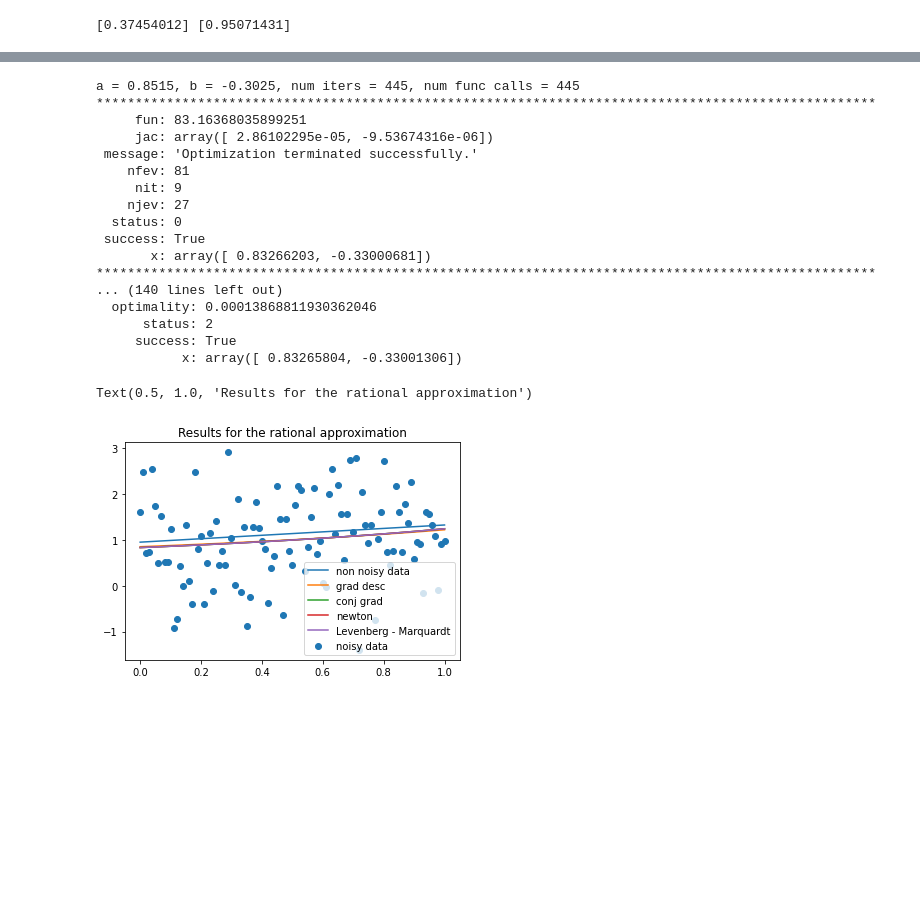
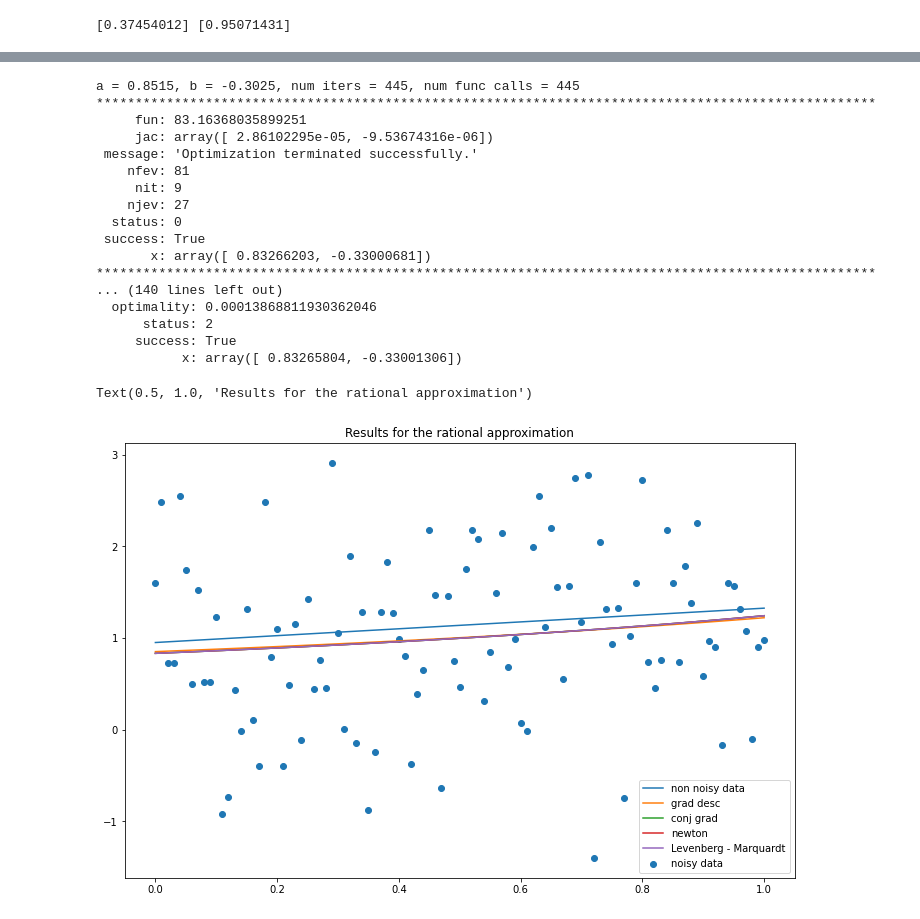
Before and after one commit to morkovka1337/algorithms_itmo, a Jupyter notebook: task3.ipynb, the cells around one changed output, grey strips where cells are left out. Cells and saved outputs as stored; diff of their text form; code cells hidden in the pictures; blank space fills up the shorter version.

Commit message:
make plots bigger

```diff
--- a/task3.ipynb
+++ b/task3.ipynb
@@ -118,31 +119,32 @@ print(rational_params_newton)
 print('*' * 100)
 rational_params_lm = optimize.least_squares(cost_func_vect, [0, 0], args=(yk, x, 'rational'), method='lm', xtol=eps)
 print(rational_params_lm)
+plt.figure(figsize=(12, 8))
 plt.plot(x, y)
 plt.plot(x, rational_approx(x, *rational_params_grad_des[0:2]))
 plt.plot(x, rational_approx(x, *rational_params_conj_grad.x))
 plt.plot(x, rational_approx(x, *rational_params_newton.x))
 plt.plot(x, rational_approx(x, *rational_params_lm.x))
 plt.scatter(x, yk)
 plt.legend(['non noisy data', 'grad desc', 'conj grad', 'newton', 'Levenberg - Marquardt', 'noisy data'])
 plt.title("Results for the rational approximation")
 # %% [output]
 a = 0.8515, b = -0.3025, num iters = 445, num func calls = 445
 ****************************************************************************************************
      fun: 83.16368035899251
      jac: array([ 2.86102295e-05, -9.53674316e-06])
  message: 'Optimization terminated successfully.'
     nfev: 81
      nit: 9
     njev: 27
   status: 0
  success: True
        x: array([ 0.83266203, -0.33000681])
 ****************************************************************************************************
 ... (140 lines left out)
   optimality: 0.00013868811930362046
       status: 2
      success: True
            x: array([ 0.83265804, -0.33001306])
 Text(0.5, 1.0, 'Results for the rational approximation')
-[figure, old version]
+[figure, new version]
```
Also changed, not shown: parts of 1 cell of this notebook.
